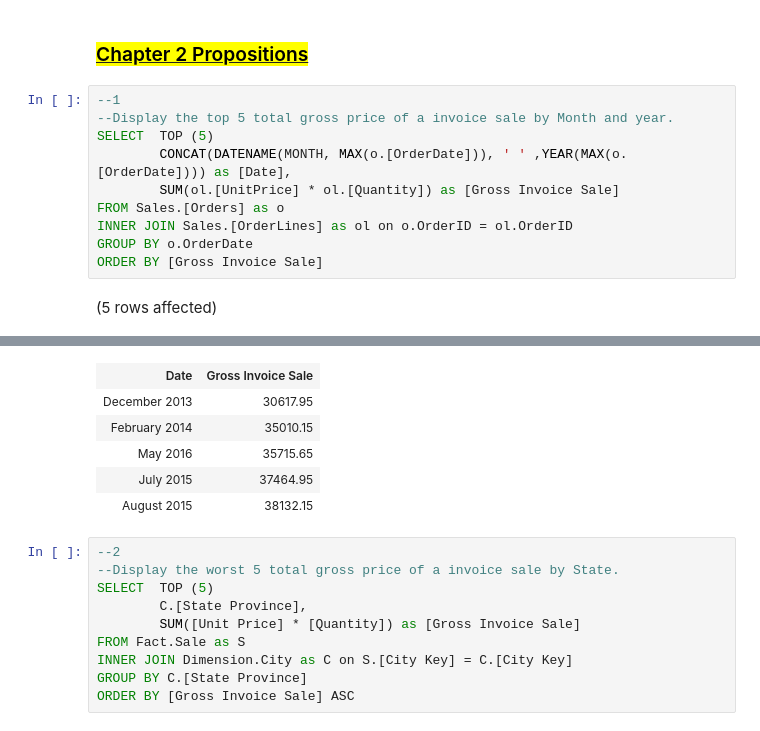
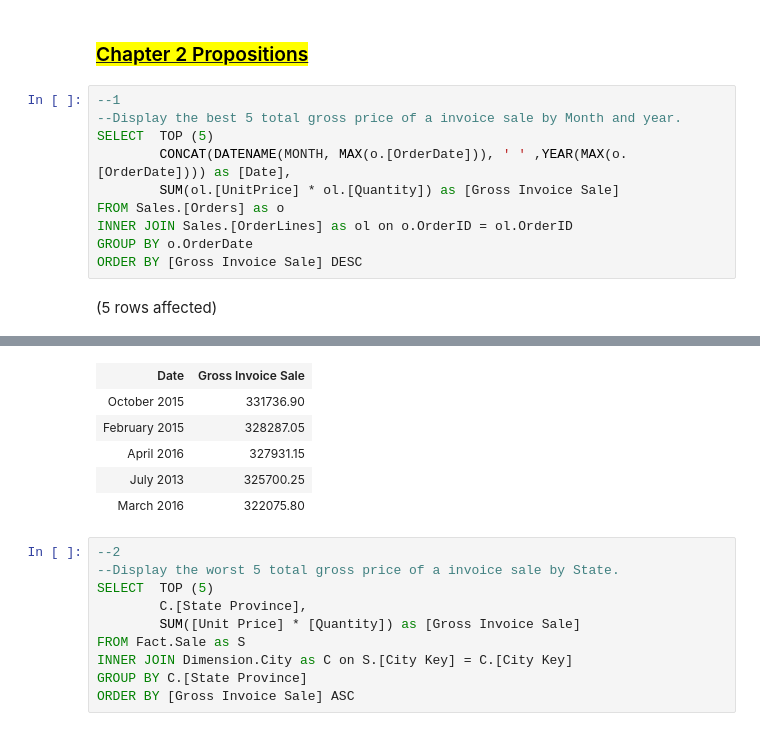
Before and after one commit to ArnanK/CSCI381-Assignments, a Jupyter notebook: PHW1/Individual_PHW#1_ArnanKhan.ipynb, the cells around one changed output, grey strips where cells are left out. Saved outputs shown, nothing was run; the diff lists cells and outputs as text.

```diff
--- a/PHW1/Individual_PHW#1_ArnanKhan.ipynb
+++ b/PHW1/Individual_PHW#1_ArnanKhan.ipynb
@@ -4,13 +4,13 @@
 ### <u><mark>Chapter 2 Propositions</mark></u>
 # %%
 --1
---Display the top 5 total gross price of a invoice sale by Month and year.
+--Display the best 5 total gross price of a invoice sale by Month and year.
 SELECT  TOP (5)
         CONCAT(DATENAME(MONTH, MAX(o.[OrderDate])), ' ' ,YEAR(MAX(o.[OrderDate]))) as [Date],
         SUM(ol.[UnitPrice] * ol.[Quantity]) as [Gross Invoice Sale]
 FROM Sales.[Orders] as o
 INNER JOIN Sales.[OrderLines] as ol on o.OrderID = ol.OrderID
 GROUP BY o.OrderDate
-ORDER BY [Gross Invoice Sale]
+ORDER BY [Gross Invoice Sale] DESC
 # %% [output]
 (5 rows affected)
@@ -18,9 +18,9 @@ Total execution time: 00:00:00.121
 | Date | Gross Invoice Sale |
-| December 2013 | 30617.95 |
-| February 2014 | 35010.15 |
-| May 2016 | 35715.65 |
-| July 2015 | 37464.95 |
-| August 2015 | 38132.15 |
+| October 2015 | 331736.90 |
+| February 2015 | 328287.05 |
+| April 2016 | 327931.15 |
+| July 2013 | 325700.25 |
+| March 2016 | 322075.80 |
 # %%
 --2
 --Display the worst 5 total gross price of a invoice sale by State.
```
Also changed, not shown: parts of 1 cell of this notebook.
